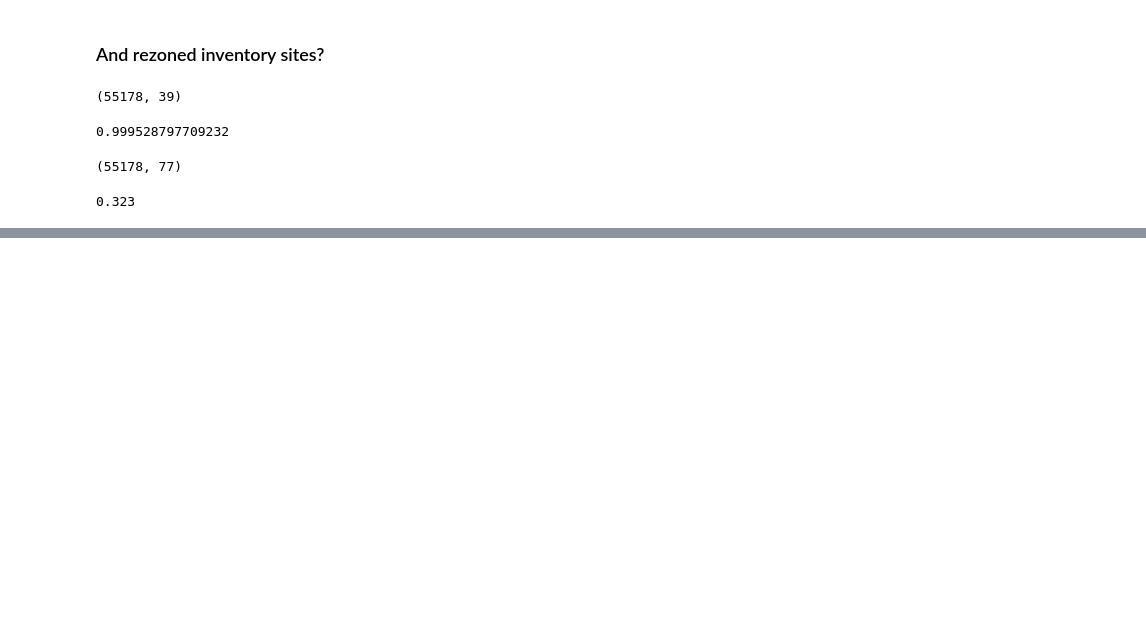
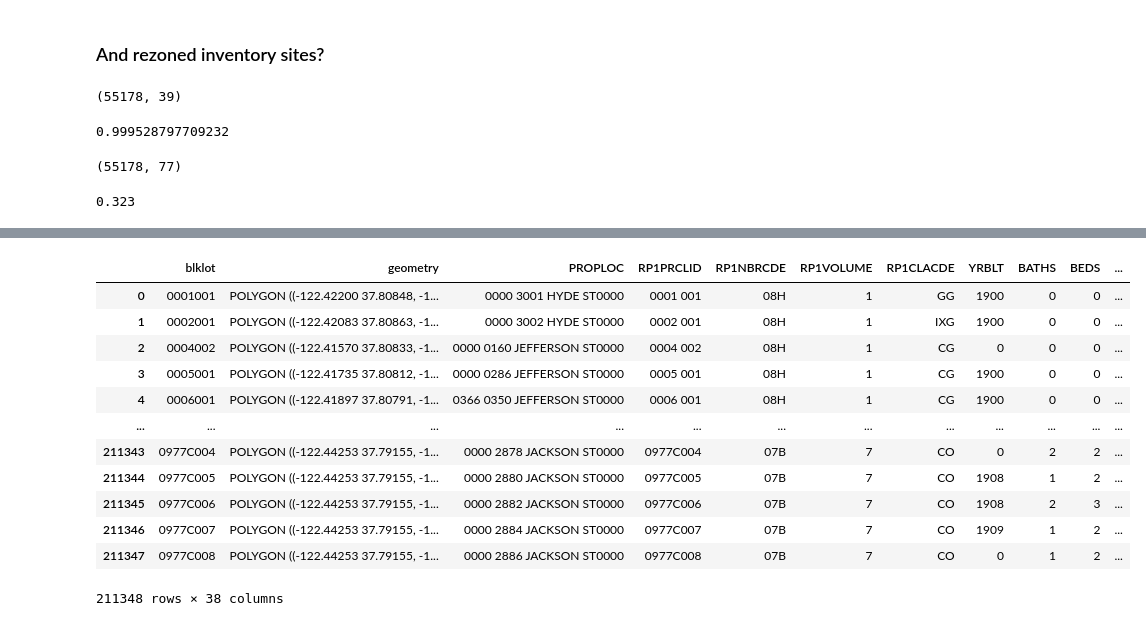
Before and after one commit to sdamerdji/mandelman, a Jupyter notebook: carveout.ipynb, the cells around one changed output, grey strips where cells are left out. Drawn from its saved outputs; the diff is of its cells as text; code cells hidden in the pictures; blank space fills up the shorter version.

```diff
--- a/carveout.ipynb
+++ b/carveout.ipynb
@@ -160,0 +175,2 @@ Text(0.5, 1.0, 'CUA Applied Citywide')
+# %%
+historic_unknown = historic2[historic2.ceqacode.isin(('historic', 'unknown'))]
@@ -160,0 +190,16 @@ Text(0.5, 1.0, 'CUA Applied Citywide')
+# %%
+gpd.sjoin(full_df, historic_unknown, predicate='within', how='left')
+# %% [output]
+|  | blklot | geometry | PROPLOC | RP1PRCLID | RP1NBRCDE | RP1VOLUME | RP1CLACDE | YRBLT | BATHS | BEDS | ... |
+| 0 | 0001001 | POLYGON ((-122.42200 37.80848, -1... | 0000 3001 HYDE ST0000 | 0001 001 | 08H | 1 | GG | 1900 | 0 | 0 | ... |
+| 1 | 0002001 | POLYGON ((-122.42083 37.80863, -1... | 0000 3002 HYDE ST0000 | 0002 001 | 08H | 1 | IXG | 1900 | 0 | 0 | ... |
+| 2 | 0004002 | POLYGON ((-122.41570 37.80833, -1... | 0000 0160 JEFFERSON ST0000 | 0004 002 | 08H | 1 | CG | 0 | 0 | 0 | ... |
+| 3 | 0005001 | POLYGON ((-122.41735 37.80812, -1... | 0000 0286 JEFFERSON ST0000 | 0005 001 | 08H | 1 | CG | 1900 | 0 | 0 | ... |
+| 4 | 0006001 | POLYGON ((-122.41897 37.80791, -1... | 0366 0350 JEFFERSON ST0000 | 0006 001 | 08H | 1 | CG | 1900 | 0 | 0 | ... |
+| ... | ... | ... | ... | ... | ... | ... | ... | ... | ... | ... | ... |
+| 211343 | 0977C004 | POLYGON ((-122.44253 37.79155, -1... | 0000 2878 JACKSON ST0000 | 0977C004 | 07B | 7 | CO | 0 | 2 | 2 | ... |
+| 211344 | 0977C005 | POLYGON ((-122.44253 37.79155, -1... | 0000 2880 JACKSON ST0000 | 0977C005 | 07B | 7 | CO | 1908 | 1 | 2 | ... |
+| 211345 | 0977C006 | POLYGON ((-122.44253 37.79155, -1... | 0000 2882 JACKSON ST0000 | 0977C006 | 07B | 7 | CO | 1908 | 2 | 3 | ... |
+| 211346 | 0977C007 | POLYGON ((-122.44253 37.79155, -1... | 0000 2884 JACKSON ST0000 | 0977C007 | 07B | 7 | CO | 1909 | 1 | 2 | ... |
+| 211347 | 0977C008 | POLYGON ((-122.44253 37.79155, -1... | 0000 2886 JACKSON ST0000 | 0977C008 | 07B | 7 | CO | 0 | 1 | 2 | ... |
+211348 rows × 38 columns
```
Also changed, not shown: parts of 21 cells of this notebook.
